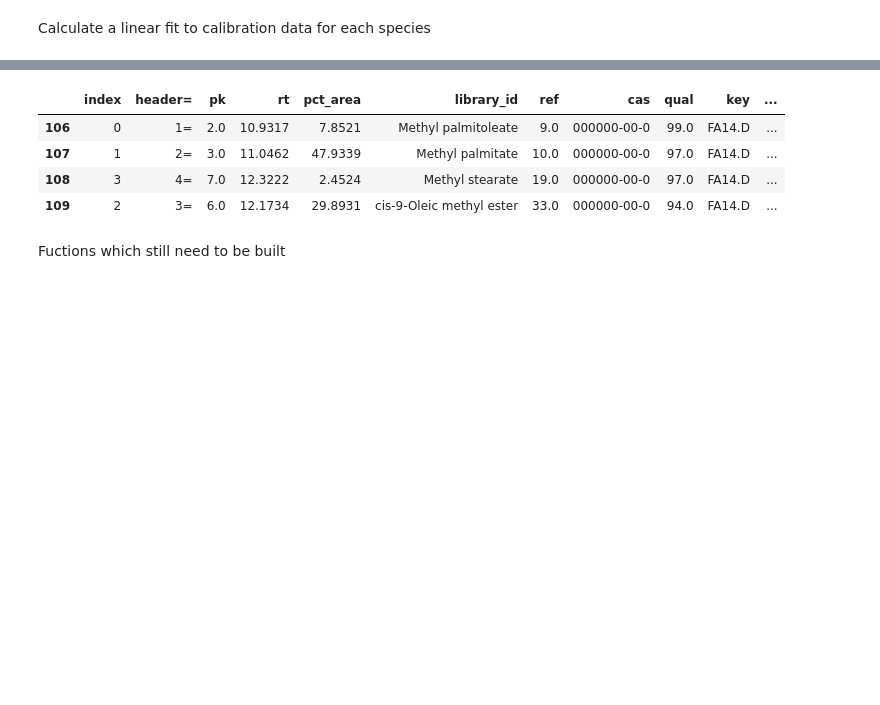
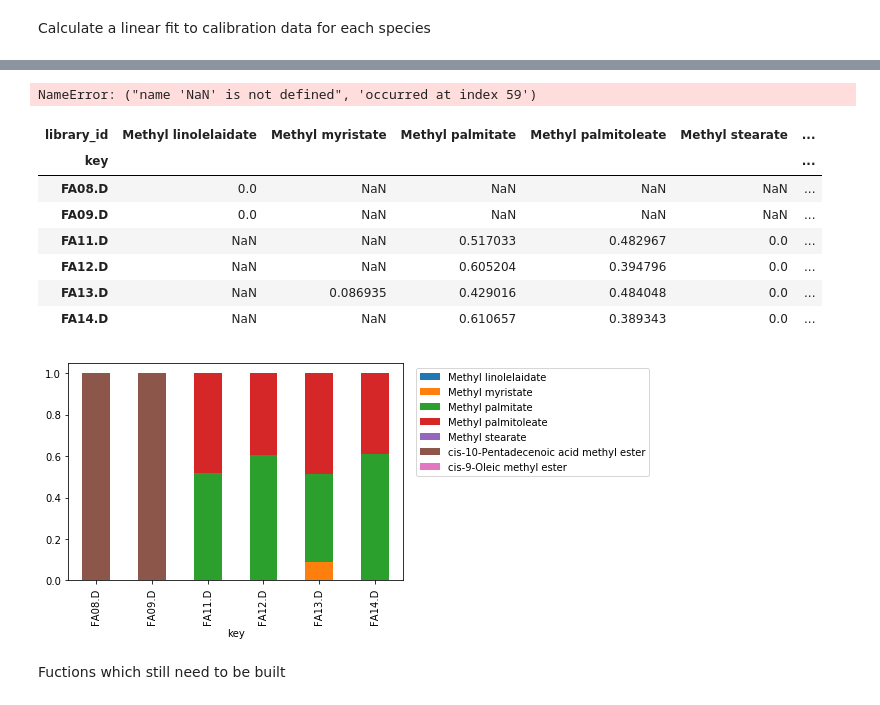
Before and after one commit to audere-labs/pyvalence, a Jupyter notebook: gc_area_analysis.ipynb, the cells around one changed output, grey strips where cells are left out. Cells and saved outputs as stored; diff of their text form; code cells hidden in the pictures; blank space fills up the shorter version.

Commit message:
plotting work

```diff
--- a/gc_area_analysis.ipynb
+++ b/gc_area_analysis.ipynb
@@ -97,18 +108,18 @@ cal_conc_df.head()
 # %% [markdown]
 Calculate a linear fit to calibration data for each species
 # %%
-def match_cal_conc(matched_df, cal_conc_df):
+def match_cal_conc(matched_df, standards):
     '''
     this  function takes a dataframe which contains species matched to an area (matched_df)
     and a calibration concentration dataframe and matches these two based on library_id
     '''
-    cal_conc_df_melted = pd.melt(cal_conc_df, id_vars=['library_id'],value_vars=cal_files)
-    cal_conc_df_melted.columns = ['library_id','key','cal_conc']
+    standards_melted = pd.melt(standards, id_vars=['library_id'],value_vars=cal_files)
+    standards_melted.columns = ['library_id','key','cal_conc']
 
-    return_df = pd.merge(matched_df,cal_conc_df_melted,how='left',on=['library_id','key'])
+    return_df = pd.merge(matched_df,standards_melted,how='left',on=['library_id','key'])
     return return_df.dropna(subset=['cal_conc'])
 
-matched_cal_conc = match_cal_conc(matched_df, cal_conc_df)
+matched_cal_conc = match_cal_conc(matched_df, standards)
 
 def cal_curves_tic(matched_cal_conc):
     '''
@@ -145,15 +156,18 @@ def calc_conc_tic(cal_curves, matched_df):
     this  function takes a dataframe which contains species matched to an area (matchlib2area_all)
     and a calibration curve dataframe (cal_curves_tic)
     '''
+    def conc_cal(x):
+        conc = (x['tic_area']*x['slope']+x['intercept'] if x['tic_area']*x['slope']+x['intercept']>0 else NaN)
+        return conc
+
     # calculate concentration of species
     return_df = pd.merge(matched_df,cal_curves,on='library_id',how='outer')
-    return_df['conc'] = return_df.slope*return_df.tic_area+return_df.intercept
+    return_df['conc'] = return_df.apply(conc_cal,axis=1)
     return_df.drop(['rvalue','pvalue','stderr'],1,inplace=True)
 
     #calculate concentration percentage
     totals_c = pd.DataFrame({'totals_c':(return_df.groupby('key')['conc']
                                             .apply(np.sum,axis=0))}).reset_index()
-
     return_df = return_df.merge(totals_c, on=['key'])
     return_df['conc%']=return_df['conc']/return_df['totals_c']
     return_df.drop(['totals_c'],1,inplace=True)
@@ -161,7 +175,6 @@ def calc_conc_tic(cal_curves, matched_df):
     #calculate area percentage
     totals_a = pd.DataFrame({'totals_a':(return_df.groupby('key')['tic_area']
                                             .apply(np.sum,axis=0))}).reset_index()
-
     return_df = return_df.merge(totals_a, on=['key'])
     return_df['tic_area%']=return_df['tic_area']/return_df['totals_a']
     return_df.drop(['totals_a'],1,inplace=True)
@@ -169,13 +182,43 @@ def calc_conc_tic(cal_curves, matched_df):
     return return_df
 
 calced_conc_tic = calc_conc_tic(calced_curves, matched_df)
-calced_conc_tic.groupby('key').get_group('FA14.D')
+calced_conc_tic.head()
 # %% [output]
-|  | index | header= | pk | rt | pct_area | library_id | ref | cas | qual | key | ... |
-| 106 | 0 | 1= | 2.0 | 10.9317 | 7.8521 | Methyl palmitoleate | 9.0 | 000000-00-0 | 99.0 | FA14.D | ... |
-| 107 | 1 | 2= | 3.0 | 11.0462 | 47.9339 | Methyl palmitate | 10.0 | 000000-00-0 | 97.0 | FA14.D | ... |
-| 108 | 3 | 4= | 7.0 | 12.3222 | 2.4524 | Methyl stearate | 19.0 | 000000-00-0 | 97.0 | FA14.D | ... |
-| 109 | 2 | 3= | 6.0 | 12.1734 | 29.8931 | cis-9-Oleic methyl ester | 33.0 | 000000-00-0 | 94.0 | FA14.D | ... |
+NameError: ("name 'NaN' is not defined", 'occurred at index 59')
+# %%
+def plot_tic(calced_conc_tic,standards = pd.DataFrame()):
+    standard_keys = list(standards.keys()[1:])
+
+    #Standards Plot
+
+
+    #Concetration Stacked Plot
+    unknowns_df = calced_conc_tic[-calced_conc_tic['key'].isin(standard_keys)]
+    unknowns_pvt = pd.pivot_table(unknowns_df,
+                               index='key',
+                               columns='library_id',
+                               values='conc%')
+    unknowns_plt = unknowns_pvt.plot(legend=True,
+                    kind='bar',
+                    stacked=True,
+                    figsize = (6,4))
+    unknowns_plt.legend(bbox_to_anchor=(0.75,0,1, 1),loc='upper right')
+
+    #concentration trend plot
+
+    return unknowns_pvt
+
+plot_tic(calced_conc_tic,standards)
+# %% [output]
+| library_id | Methyl linolelaidate | Methyl myristate | Methyl palmitate | Methyl palmitoleate | Methyl stearate | ... |
+| key |  |  |  |  |  | ... |
+| FA08.D | 0.0 | NaN | NaN | NaN | NaN | ... |
+| FA09.D | 0.0 | NaN | NaN | NaN | NaN | ... |
+| FA11.D | NaN | NaN | 0.517033 | 0.482967 | 0.0 | ... |
+| FA12.D | NaN | NaN | 0.605204 | 0.394796 | 0.0 | ... |
+| FA13.D | NaN | 0.086935 | 0.429016 | 0.484048 | 0.0 | ... |
+| FA14.D | NaN | NaN | 0.610657 | 0.389343 | 0.0 | ... |
+[figure, added]
 # %% [markdown]
 Fuctions which still need to be built
 # %%
```
Also changed, not shown: parts of 3 cells of this notebook.
